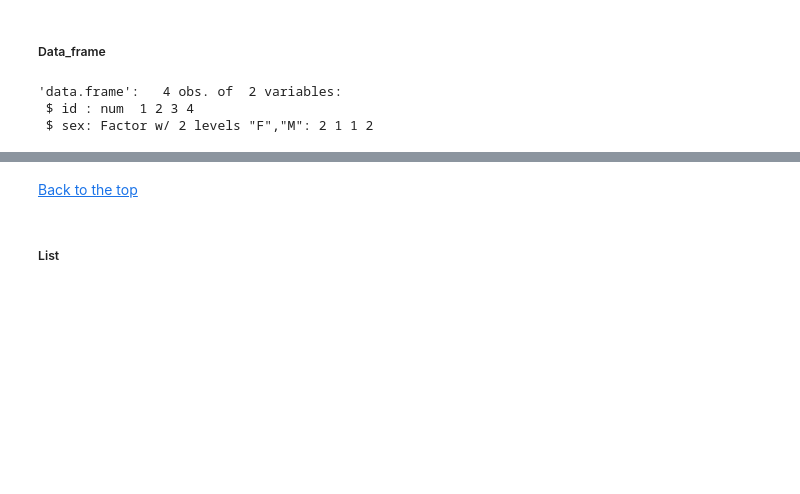
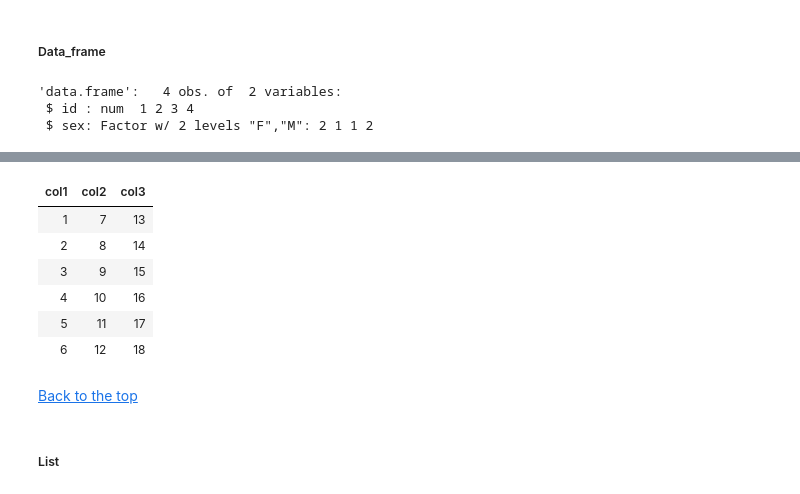
Before and after one commit to stats-learningandprogramming/r, a Jupyter notebook: r_data_structure_with_I&O.ipynb, the cells around one changed output, grey strips where cells are left out. Drawn from its saved outputs; the diff is of its cells as text; code cells hidden in the pictures; blank space fills up the shorter version.

```diff
--- a/r_data_structure_with_I&O.ipynb
+++ b/r_data_structure_with_I&O.ipynb
@@ -131,3 +268,17 @@ str(df)
+# %%
+# you can easily convert a matrix to a data.frame and add names
+df.ex2 = matrix(1:18, ncol = 3)
+df.ex2 = data.frame(df.ex2)
+names(df.ex2) = c("col1", "col2", "col3")
+df.ex2
+# %% [output]
+| col1 | col2 | col3 |
+| 1 | 7 | 13 |
+| 2 | 8 | 14 |
+| 3 | 9 | 15 |
+| 4 | 10 | 16 |
+| 5 | 11 | 17 |
+| 6 | 12 | 18 |
 # %% [markdown]
 [Back to the top](#Table_of_Contents)
 # %% [markdown]
```
Also changed, not shown: parts of 27 cells of this notebook, 3 other files.
